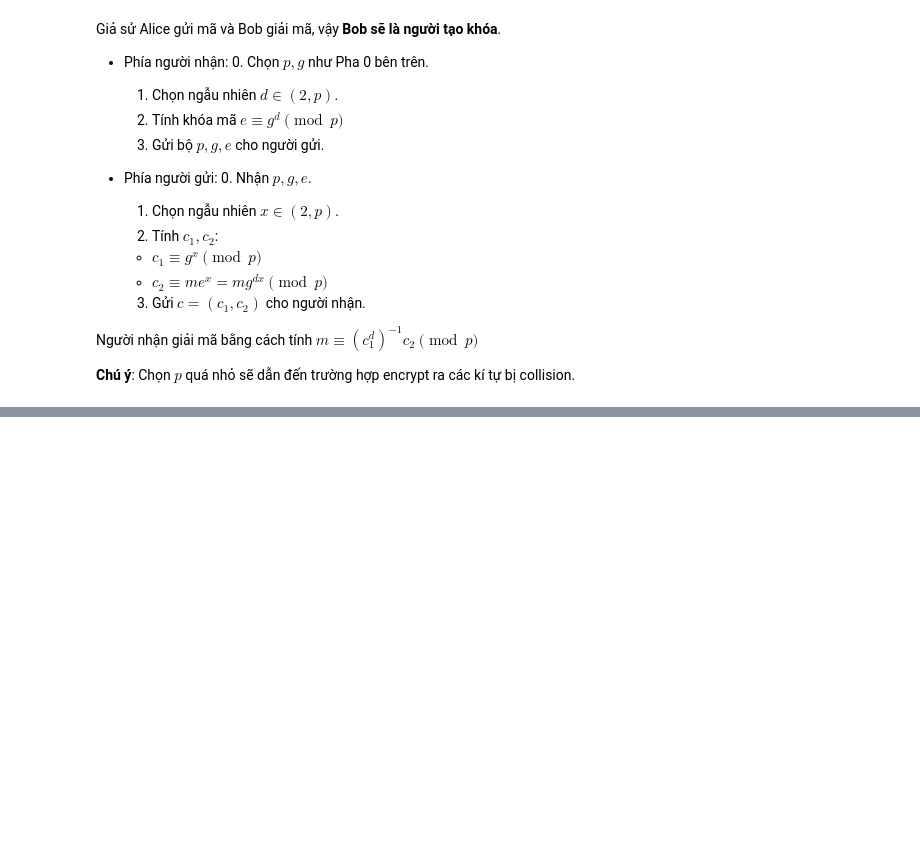
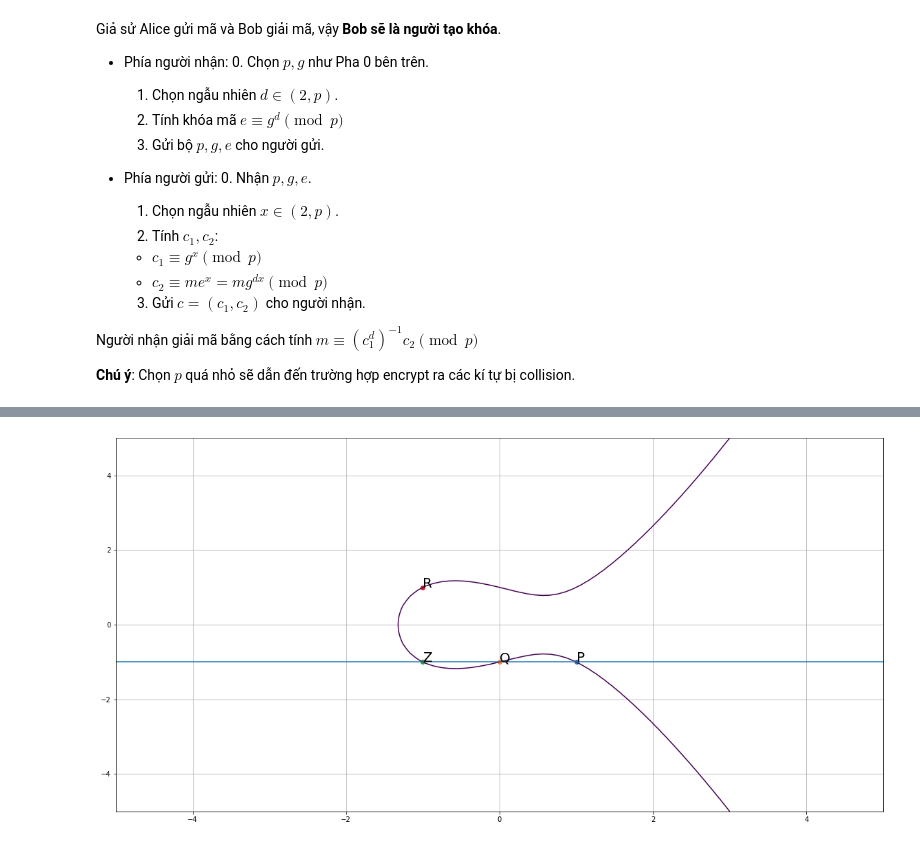
Before and after one commit to trhgquan/crypto, a Jupyter notebook: DLP-based/DLP-based.ipynb, the cells around one changed output, grey strips where cells are left out. Saved outputs shown, nothing was run; the diff lists cells and outputs as text; code cells hidden in the pictures; blank space fills up the shorter version.

```diff
--- a/DLP-based/DLP-based.ipynb
+++ b/DLP-based/DLP-based.ipynb
@@ -147,0 +208,28 @@ Người nhận giải mã bằng cách tính $m \equiv (c_1^d)^{-1}c_2 \pmod p$
+# %%
+import numpy as np
+import matplotlib.pyplot as plt
+
+a = -1
+b = 1
+
+y, x = np.ogrid[-5:5:100j, -5:5:100j]
+
+plt.figure(figsize=(20, 10))
+plt.contour(x.ravel(), y.ravel(), pow(y, 2) - pow(x, 3) - x * a - b, [0])
+plt.grid()
+
+plt.scatter(1, -1)
+plt.annotate('P', (1, -1), size = 20)
+plt.scatter(0, -1)
+plt.annotate('Q', (0, -1), size = 20)
+plt.axhline(y = -1)
+
+plt.scatter(-1, -1)
+plt.annotate('Z', (-1, -1), size = 20)
+
+plt.scatter(-1, 1)
+plt.annotate('R', (-1, 1), size = 20)
+
+plt.show()
+# %% [output]
+[figure, added]
```
Also changed, not shown: parts of 3 cells of this notebook.
